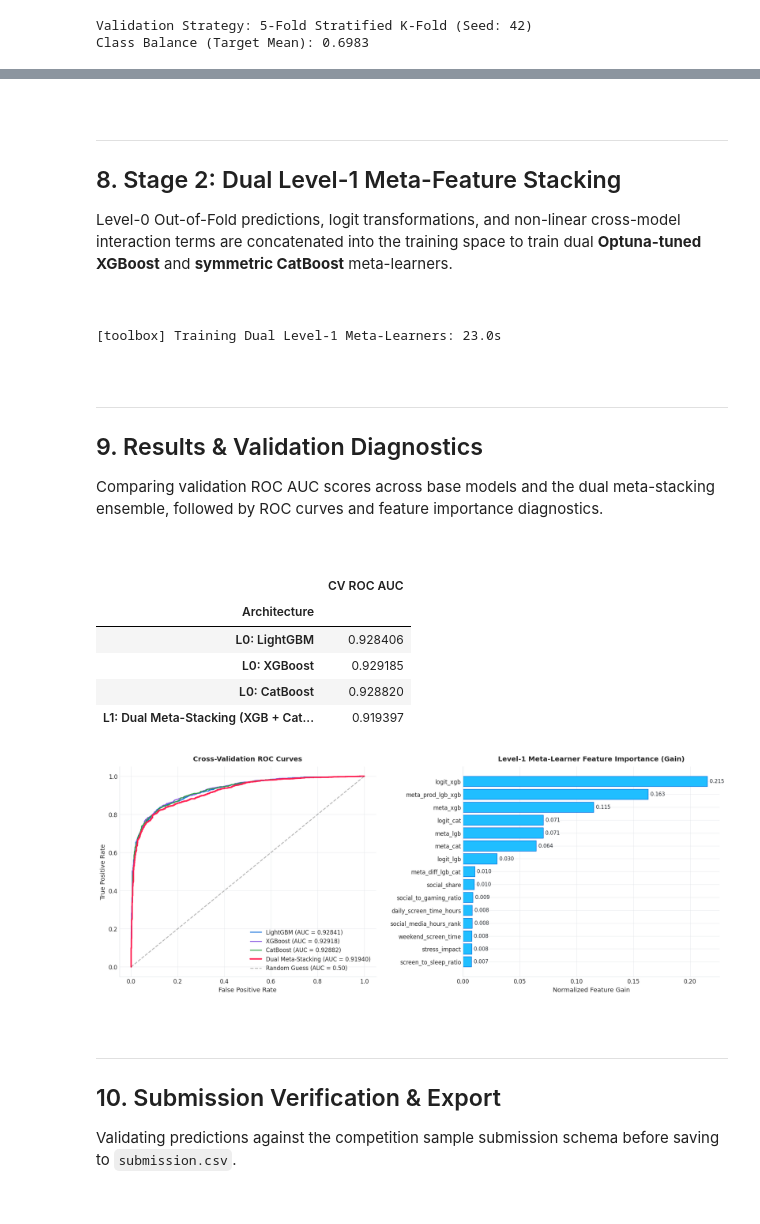
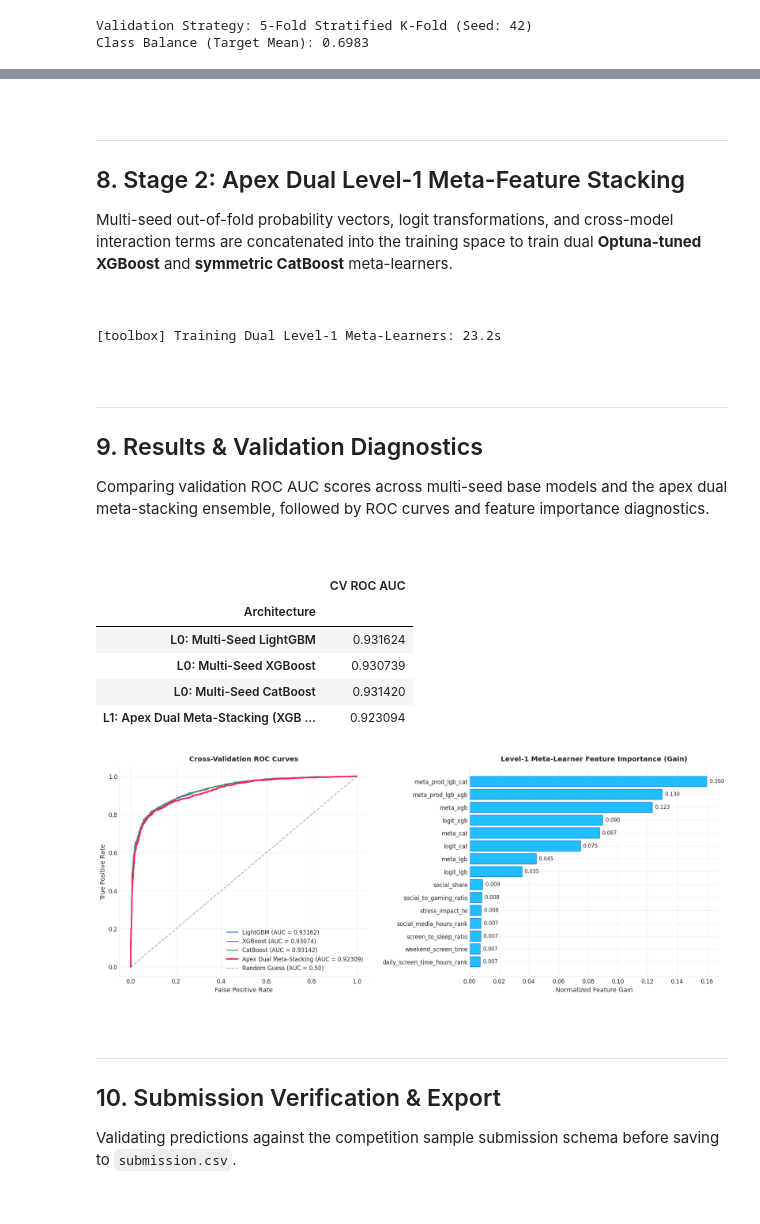
Before and after one commit to Amey-Thakur/KAGGLE-COMPETITIONS, a Jupyter notebook: Competitions/Predicting Smartphone Addiction/predicting-smartphone-addiction.ipynb, the cells around one changed output, grey strips where cells are left out. Drawn from its saved outputs; the diff is of its cells as text; code cells hidden in the pictures.

```diff
--- a/Competitions/Predicting Smartphone Addiction/predicting-smartphone-addiction.ipynb
+++ b/Competitions/Predicting Smartphone Addiction/predicting-smartphone-addiction.ipynb
@@ -426,9 +437,9 @@ for i, (name, model) in enumerate(models.items()):
 ---
 
 <a name="meta-stacking"></a>
-## 8. Stage 2: Dual Level-1 Meta-Feature Stacking
+## 8. Stage 2: Apex Dual Level-1 Meta-Feature Stacking
 
-Level-0 Out-of-Fold predictions, logit transformations, and non-linear cross-model interaction terms are concatenated into the training space to train dual **Optuna-tuned XGBoost** and **symmetric CatBoost** meta-learners.
+Multi-seed out-of-fold probability vectors, logit transformations, and cross-model interaction terms are concatenated into the training space to train dual **Optuna-tuned XGBoost** and **symmetric CatBoost** meta-learners.
 
 <br>
 # %%
@@ -436,25 +447,27 @@ Level-0 Out-of-Fold predictions, logit transformations, and non-linear cross-mod
 train_meta = train_feat.copy()
 test_meta = test_feat.copy()
 
-train_meta["meta_lgb"] = oof_matrix[:, 0]
-train_meta["meta_xgb"] = oof_matrix[:, 1]
-train_meta["meta_cat"] = oof_matrix[:, 2]
-train_meta["logit_lgb"] = logit(np.clip(oof_matrix[:, 0], 1e-5, 1 - 1e-5))
-train_meta["logit_xgb"] = logit(np.clip(oof_matrix[:, 1], 1e-5, 1 - 1e-5))
-train_meta["logit_cat"] = logit(np.clip(oof_matrix[:, 2], 1e-5, 1 - 1e-5))
-train_meta["meta_prod_lgb_xgb"] = oof_matrix[:, 0] * oof_matrix[:, 1]
-train_meta["meta_diff_lgb_xgb"] = np.abs(oof_matrix[:, 0] - oof_matrix[:, 1])
-train_meta["meta_diff_lgb_cat"] = np.abs(oof_matrix[:, 0] - oof_matrix[:, 2])
+train_meta["meta_lgb"] = oof_lgb_tot
+train_meta["meta_xgb"] = oof_xgb_tot
+train_meta["meta_cat"] = oof_cat_tot
+train_meta["logit_lgb"] = logit(np.clip(oof_lgb_tot, 1e-5, 1 - 1e-5))
+train_meta["logit_xgb"] = logit(np.clip(oof_xgb_tot, 1e-5, 1 - 1e-5))
+train_meta["logit_cat"] = logit(np.clip(oof_cat_tot, 1e-5, 1 - 1e-5))
+train_meta["meta_prod_lgb_xgb"] = oof_lgb_tot * oof_xgb_tot
+train_meta["meta_prod_lgb_cat"] = oof_lgb_tot * oof_cat_tot
+train_meta["meta_diff_lgb_xgb"] = np.abs(oof_lgb_tot - oof_xgb_tot)
+train_meta["meta_diff_lgb_cat"] = np.abs(oof_lgb_tot - oof_cat_tot)
 
-test_meta["meta_lgb"] = test_matrix[:, 0]
-test_meta["meta_xgb"] = test_matrix[:, 1]
-test_meta["meta_cat"] = test_matrix[:, 2]
-test_meta["logit_lgb"] = logit(np.clip(test_matrix[:, 0], 1e-5, 1 - 1e-5))
-test_meta["logit_xgb"] = logit(np.clip(test_matrix[:, 1], 1e-5, 1 - 1e-5))
-test_meta["logit_cat"] = logit(np.clip(test_matrix[:, 2], 1e-5, 1 - 1e-5))
-test_meta["meta_prod_lgb_xgb"] = test_matrix[:, 0] * test_matrix[:, 1]
-test_meta["meta_diff_lgb_xgb"] = np.abs(test_matrix[:, 0] - test_matrix[:, 1])
-test_meta["meta_diff_lgb_cat"] = np.abs(test_matrix[:, 0] - test_matrix[:, 2])
+test_meta["meta_lgb"] = test_lgb_tot
+test_meta["meta_xgb"] = test_xgb_tot
+test_meta["meta_cat"] = test_cat_tot
+test_meta["logit_lgb"] = logit(np.clip(test_lgb_tot, 1e-5, 1 - 1e-5))
+test_meta["logit_xgb"] = logit(np.clip(test_xgb_tot, 1e-5, 1 - 1e-5))
+test_meta["logit_cat"] = logit(np.clip(test_cat_tot, 1e-5, 1 - 1e-5))
+test_meta["meta_prod_lgb_xgb"] = test_lgb_tot * test_xgb_tot
+test_meta["meta_prod_lgb_cat"] = test_lgb_tot * test_cat_tot
+test_meta["meta_diff_lgb_xgb"] = np.abs(test_lgb_tot - test_xgb_tot)
+test_meta["meta_diff_lgb_cat"] = np.abs(test_lgb_tot - test_cat_tot)
 
 META_FEATURES = [c for c in train_meta.columns if c not in ["id", "addicted_label"]]
 
@@ -516,7 +529,7 @@ with tb.timer("Training Dual Level-1 Meta-Learners"):
 oof_final = (rankdata(oof_meta_xgb) * 0.65 + rankdata(oof_meta_cat) * 0.35) / len(train_meta)
 test_final = (rankdata(test_meta_xgb) * 0.65 + rankdata(test_meta_cat) * 0.35) / len(test_meta)
 # %% [output]
-[toolbox] Training Dual Level-1 Meta-Learners: 23.0s
+[toolbox] Training Dual Level-1 Meta-Learners: 23.2s
 # %% [markdown]
 <br>
 
@@ -525,17 +538,18 @@ test_final = (rankdata(test_meta_xgb) * 0.65 + rankdata(test_meta_cat) * 0.35) /
 <a name="results"></a>
 ## 9. Results & Validation Diagnostics
 
-Comparing validation ROC AUC scores across base models and the dual meta-stacking ensemble, followed by ROC curves and feature importance diagnostics.
+Comparing validation ROC AUC scores across multi-seed base models and the apex dual meta-stacking ensemble, followed by ROC curves and feature importance diagnostics.
 
 <br>
 # %%
-results = []
-for i, name in enumerate(models.keys()):
-    auc = roc_auc_score(train_feat[TARGET], oof_matrix[:, i])
-    results.append({"Architecture": f"L0: {name}", "CV ROC AUC": auc})
+results = [
+    {"Architecture": "L0: Multi-Seed LightGBM", "CV ROC AUC": roc_auc_score(train_feat[TARGET], oof_lgb_tot)},
+    {"Architecture": "L0: Multi-Seed XGBoost", "CV ROC AUC": roc_auc_score(train_feat[TARGET], oof_xgb_tot)},
+    {"Architecture": "L0: Multi-Seed CatBoost", "CV ROC AUC": roc_auc_score(train_feat[TARGET], oof_cat_tot)}
+]
 
 meta_auc = roc_auc_score(train_meta[TARGET], oof_final)
-results.append({"Architecture": "L1: Dual Meta-Stacking (XGB + CatBoost Meta)", "CV ROC AUC": meta_auc})
+results.append({"Architecture": "L1: Apex Dual Meta-Stacking (XGB + CatBoost Meta)", "CV ROC AUC": meta_auc})
 
 results_df = pd.DataFrame(results).set_index("Architecture")
 display(results_df)
@@ -545,43 +559,43 @@ fig, (ax1, ax2) = plt.subplots(1, 2, figsize=(16, 6.5), dpi=120)
 
 # Panel 1: Multi-Model ROC Curves
 colors = ["#0969DA", "#8250DF", "#2EA043"]
-for i, name in enumerate(models.keys()):
-    fpr, tpr, _ = roc_curve(train_feat[TARGET], oof_matrix[:, i])
+for i, (name, oof_vec) in enumerate([("LightGBM", oof_lgb_tot), ("XGBoost", oof_xgb_tot), ("CatBoost", oof_cat_tot)]):
+    fpr, tpr, _ = roc_curve(train_feat[TARGET], oof_vec)
     ax1.plot(fpr, tpr, label=f"{name} (AUC = {results[i]['CV ROC AUC']:.5f})", color=colors[i], linewidth=1.5)
 
 fpr_meta, tpr_meta, _ = roc_curve(train_meta[TARGET], oof_final)
-ax1.plot(fpr_meta, tpr_meta, label=f"Dual Meta-Stacking (AUC = {meta_auc:.5f})", color="#FF2052", linewidth=2.5)
+ax1.plot(fpr_meta, tpr_meta, label=f"Apex Dual Meta-Stacking (AUC = {meta_auc:.5f})", color="#FF2052", linewidth=2.5)
 ax1.plot([0, 1], [0, 1], "k--", alpha=0.3, label="Random Guess (AUC = 0.50)")
 ax1.set_title("Cross-Validation ROC Curves", fontsize=12, weight="bold", pad=10)
 ax1.set_xlabel("False Positive Rate", fontsize=11)
 ax1.set_ylabel("True Positive Rate", fontsize=11)
 ax1.legend(loc="lower right", framealpha=0.9, edgecolor="#E1E4E8", fontsize=10)
 
 # Panel 2: Top 15 Meta-Learner Features
 importances = pd.Series(meta_xgb.feature_importances_, index=META_FEATURES).sort_values(ascending=False).head(15)
 bars = ax2.barh(range(len(importances)), importances.values, color="#20BEFF", edgecolor="#0969DA", linewidth=0.8)
 ax2.set_yticks(range(len(importances)))
 ax2.set_yticklabels(importances.index, fontsize=10)
 ax2.invert_yaxis()
 ax2.set_title("Level-1 Meta-Learner Feature Importance (Gain)", fontsize=12, weight="bold", pad=10)
 ax2.set_xlabel("Normalized Feature Gain", fontsize=11)
 
 # Annotate exact numerical values on bars
 for bar in bars:
     w = bar.get_width()
     ax2.text(w + 0.002, bar.get_y() + bar.get_height()/2, f"{w:.3f}", va="center", ha="left", fontsize=9, color="#24292F")
 
 sns.despine(top=True, right=True)
 plt.tight_layout(pad=2.5)
 plt.show()
 # %% [output]
 |  | CV ROC AUC |
 | Architecture |  |
-| L0: LightGBM | 0.928406 |
-| L0: XGBoost | 0.929185 |
-| L0: CatBoost | 0.928820 |
-| L1: Dual Meta-Stacking (XGB + Cat... | 0.919397 |
+| L0: Multi-Seed LightGBM | 0.931624 |
+| L0: Multi-Seed XGBoost | 0.930739 |
+| L0: Multi-Seed CatBoost | 0.931420 |
+| L1: Apex Dual Meta-Stacking (XGB ... | 0.923094 |
-[figure, old version]
+[figure, new version]
 # %% [markdown]
 <br>
 
```
Also changed, not shown: parts of 6 cells of this notebook.
